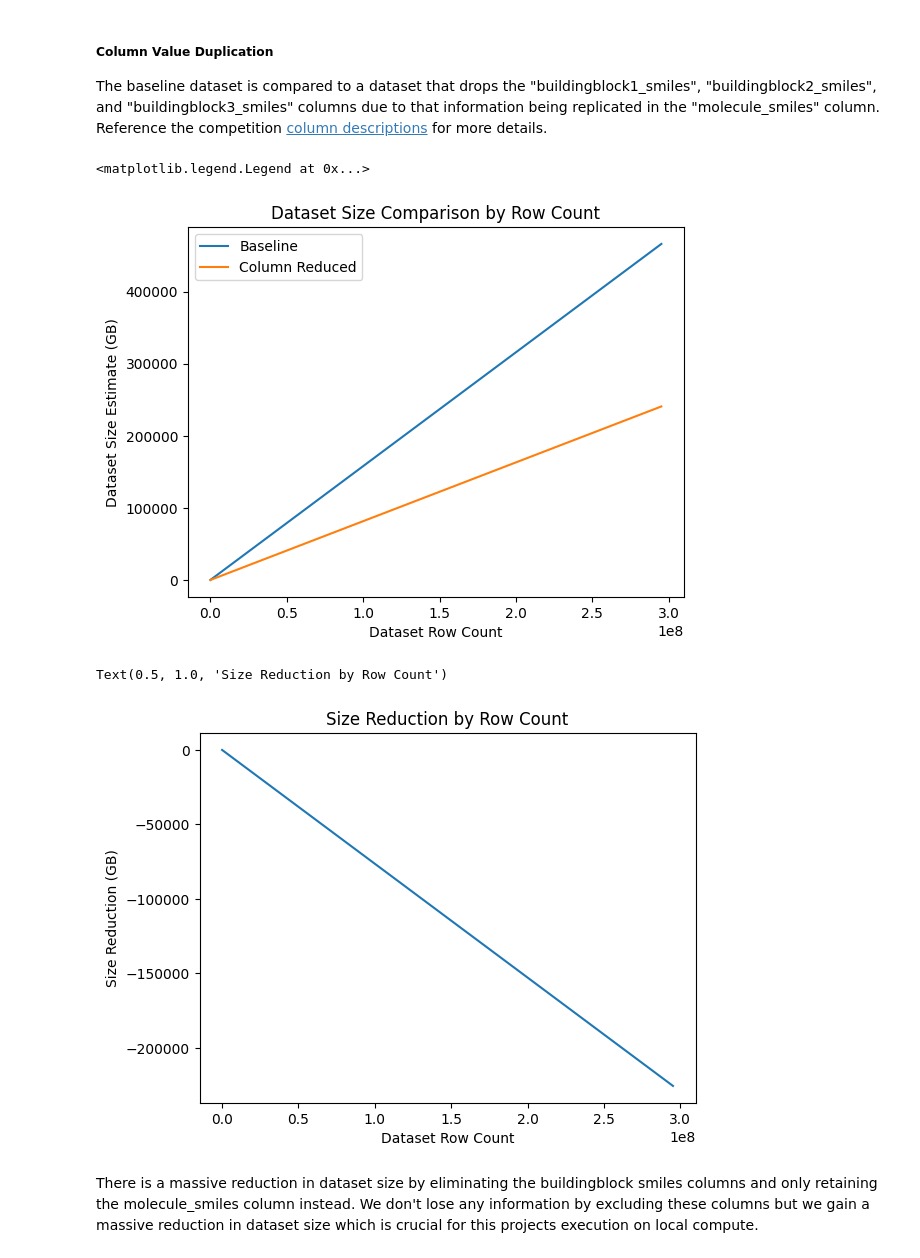
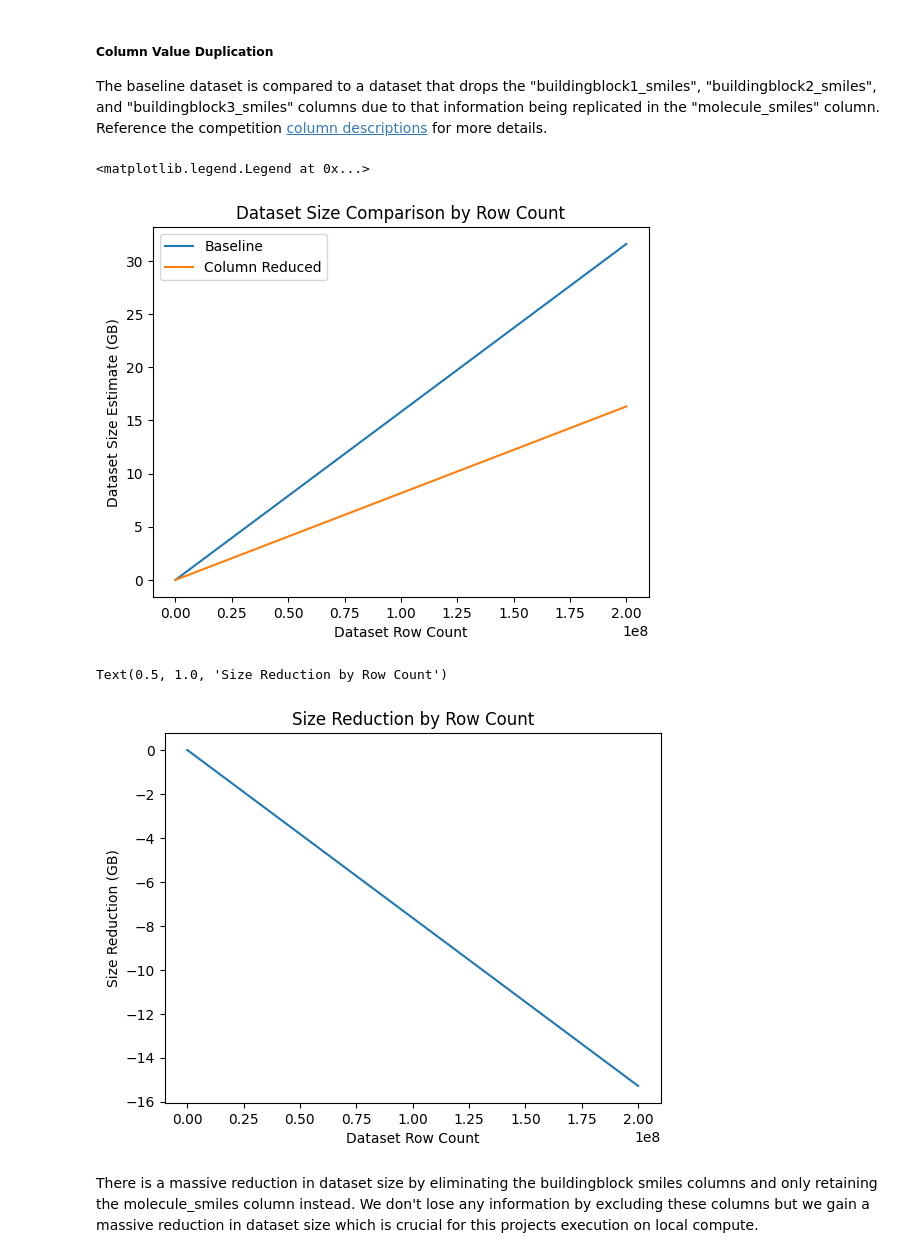
Before and after one commit to btcain4/leash-bio-ai, a Jupyter notebook: notebooks/03_silver_eda.ipynb, the cells around one changed output. Drawn from its saved outputs; the diff is of its cells as text; code cells hidden in the pictures.

```diff
--- a/notebooks/03_silver_eda.ipynb
+++ b/notebooks/03_silver_eda.ipynb
@@ -84,7 +84,8 @@ Below the polars `estimated_size` method is used to compare the size of a sample
 baseline_df = train_df.head(n=10000).collect()
 baseline_gb = baseline_df.estimated_size("gb")
 
-data_step = np.arange(start=1,stop=n_tot,step=10000)
+data_step = np.arange(start=1,stop=n_tot/10000,step=10000)
+data_rows = data_step * 10000
 # %% [markdown]
 ##### Column Value Duplication
 
@@ -98,27 +99,27 @@ col_reduce_gb = col_reduce_df.estimated_size("gb")
 # %%
 baseline_gb_l = baseline_gb * data_step
 col_reduce_gb_l = col_reduce_gb * data_step
 
-plt.plot(data_step, baseline_gb_l, label='Baseline')
-plt.plot(data_step, col_reduce_gb_l, label='Column Reduced')
+plt.plot(data_rows, baseline_gb_l, label='Baseline')
+plt.plot(data_rows, col_reduce_gb_l, label='Column Reduced')
 
 plt.xlabel("Dataset Row Count")
 plt.ylabel("Dataset Size Estimate (GB)")
 plt.title("Dataset Size Comparison by Row Count")
 
 plt.legend()
 # %% [output]
 <matplotlib.legend.Legend at 0x...>
-[figure, old version]
+[figure, new version]
 # %%
-plt.plot(data_step, col_reduce_gb_l - baseline_gb_l, label='Baseline')
+plt.plot(data_rows, col_reduce_gb_l - baseline_gb_l, label='Baseline')
 
 plt.xlabel("Dataset Row Count")
 plt.ylabel('Size Reduction (GB)')
 plt.title("Size Reduction by Row Count")
 # %% [output]
 Text(0.5, 1.0, 'Size Reduction by Row Count')
-[figure, old version]
+[figure, new version]
 # %% [markdown]
 There is a massive reduction in dataset size by eliminating the buildingblock smiles columns and only retaining the molecule_smiles column instead. We don't lose any information by excluding these columns but we gain a massive reduction in dataset size which is crucial for this projects execution on local compute.
 # %% [markdown]
```
Also changed, not shown: parts of 4 cells of this notebook, 4 other files.
